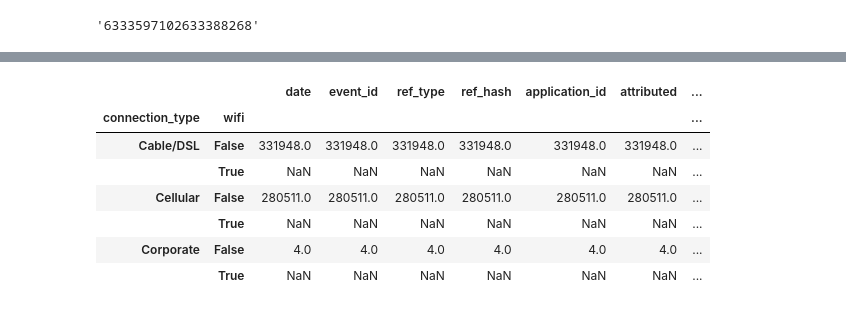
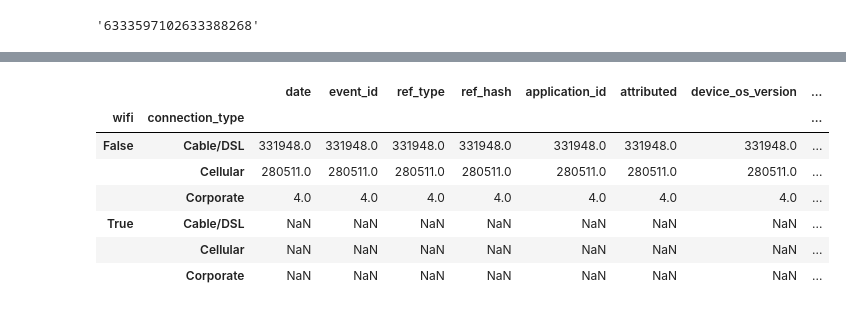
Before and after one commit to Elianagam/orgaDatosTp1, a Jupyter notebook: prueba_events.ipynb, the cells around one changed output, grey strips where cells are left out. Saved outputs shown, nothing was run; the diff lists cells and outputs as text; code cells hidden in the pictures.

Commit message:
graficos en prueba events

```diff
--- a/prueba_events.ipynb
+++ b/prueba_events.ipynb
@@ -97,13 +136,13 @@ events['connection_type'].value_counts()
 # %%
 events['device_language'].value_counts()
 # %%
-events.groupby(['connection_type', 'wifi']).agg('count')
+events.groupby(['wifi', 'connection_type']).agg('count')
 # %% [output]
-|  |  | date | event_id | ref_type | ref_hash | application_id | attributed | ... |
-| connection_type | wifi |  |  |  |  |  |  | ... |
-| Cable/DSL | False | 331948.0 | 331948.0 | 331948.0 | 331948.0 | 331948.0 | 331948.0 | ... |
-|  | True | NaN | NaN | NaN | NaN | NaN | NaN | ... |
-| Cellular | False | 280511.0 | 280511.0 | 280511.0 | 280511.0 | 280511.0 | 280511.0 | ... |
-|  | True | NaN | NaN | NaN | NaN | NaN | NaN | ... |
-| Corporate | False | 4.0 | 4.0 | 4.0 | 4.0 | 4.0 | 4.0 | ... |
-|  | True | NaN | NaN | NaN | NaN | NaN | NaN | ... |
+|  |  | date | event_id | ref_type | ref_hash | application_id | attributed | device_os_version | ... |
+| wifi | connection_type |  |  |  |  |  |  |  | ... |
+| False | Cable/DSL | 331948.0 | 331948.0 | 331948.0 | 331948.0 | 331948.0 | 331948.0 | 331948.0 | ... |
+|  | Cellular | 280511.0 | 280511.0 | 280511.0 | 280511.0 | 280511.0 | 280511.0 | 280511.0 | ... |
+|  | Corporate | 4.0 | 4.0 | 4.0 | 4.0 | 4.0 | 4.0 | 4.0 | ... |
+| True | Cable/DSL | NaN | NaN | NaN | NaN | NaN | NaN | NaN | ... |
+|  | Cellular | NaN | NaN | NaN | NaN | NaN | NaN | NaN | ... |
+|  | Corporate | NaN | NaN | NaN | NaN | NaN | NaN | NaN | ... |
```
Also changed, not shown: parts of 14 cells of this notebook.
